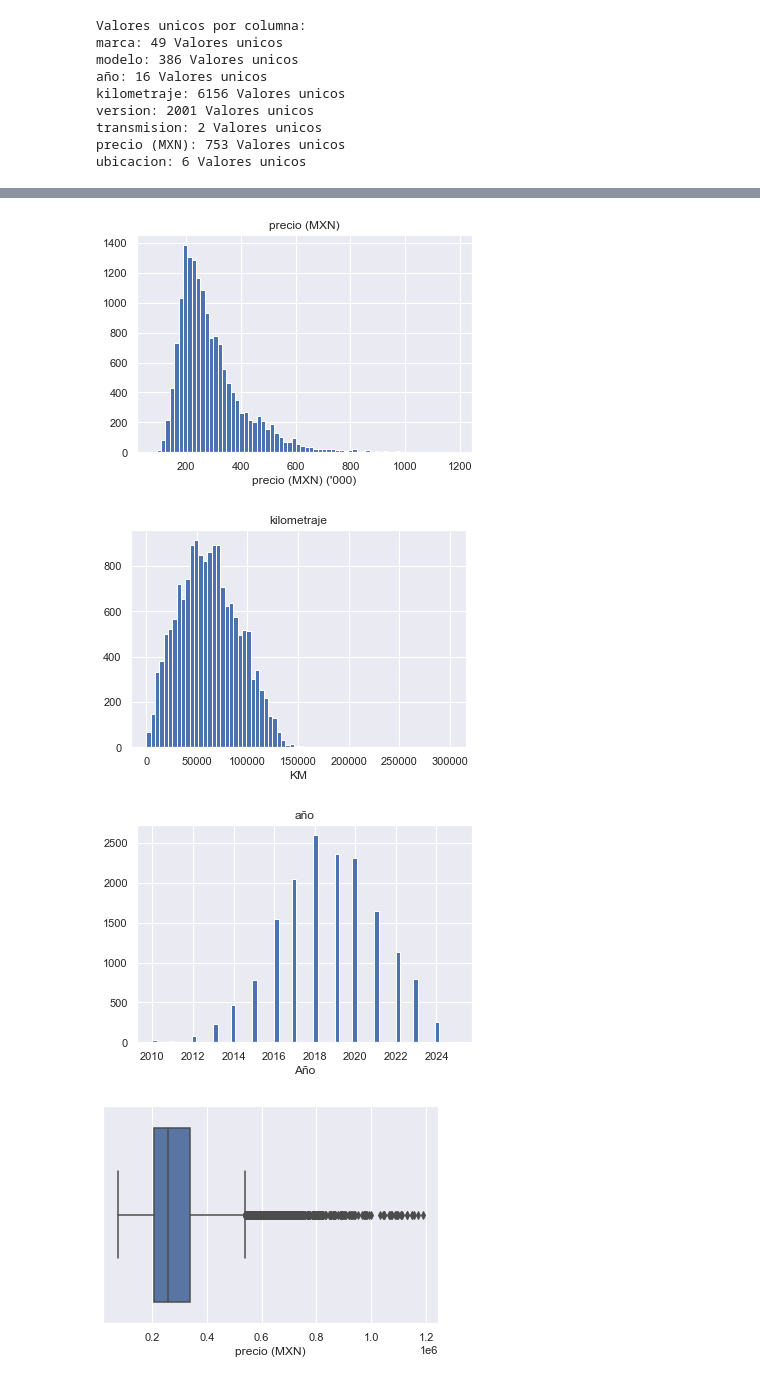
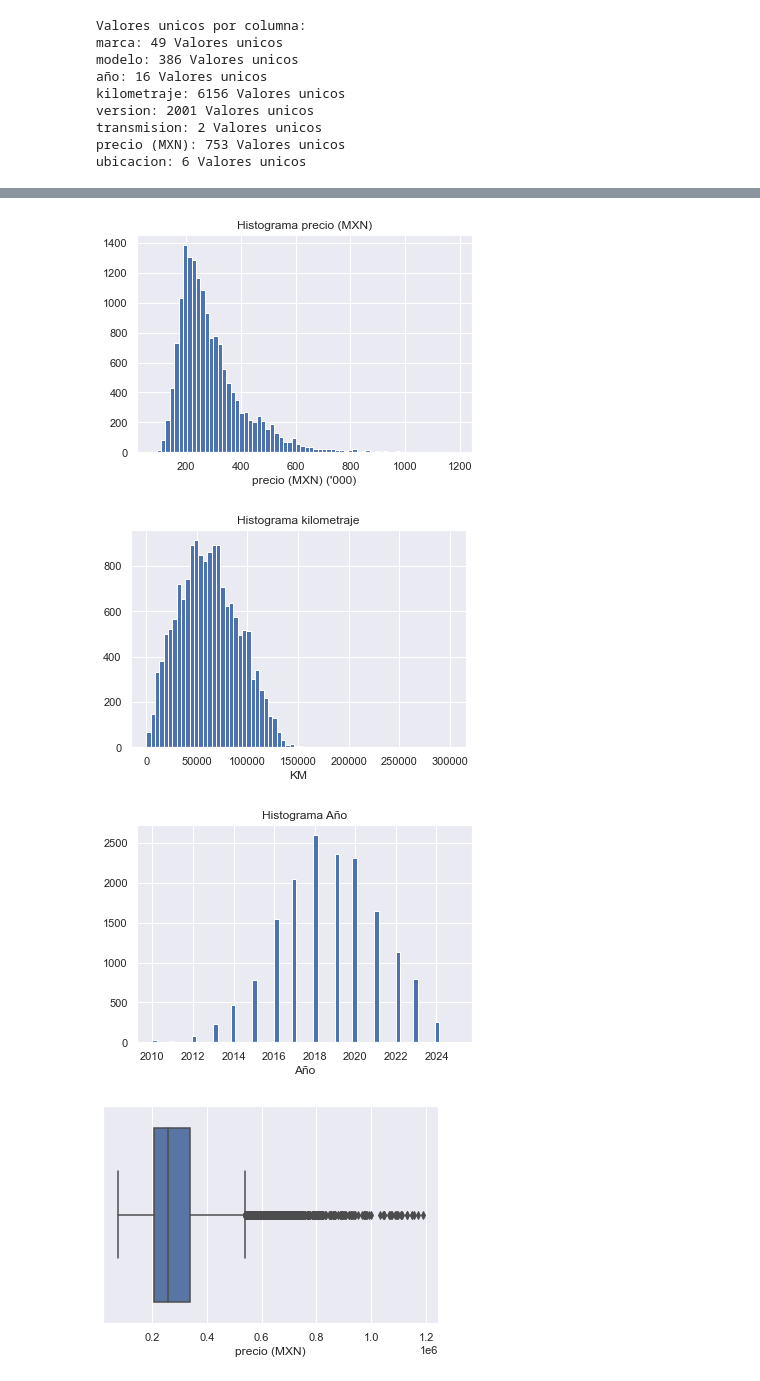
Before and after one commit to danitavilla/TFM-2025, a Jupyter notebook: Analisis exploratorio de los datos.ipynb, the cells around one changed output, grey strips where cells are left out. Saved outputs shown, nothing was run; the diff lists cells and outputs as text; code cells hidden in the pictures.

```diff
--- a/Analisis exploratorio de los datos.ipynb
+++ b/Analisis exploratorio de los datos.ipynb
@@ -169,25 +199,25 @@ Name: count, dtype: int64
 # %%
 # Graficamos la Variable "precio"
-plt.title('precio (MXN)')
+plt.title('Histograma precio (MXN)')
 plt.xlabel("precio (MXN) ('000)")
 plt.hist(df_regresion['precio (MXN)']/1000, bins = 70)
 plt.show()
 
 # Graficamos la Variable "kilometraje"
-plt.title('kilometraje')
+plt.title('Histograma kilometraje')
 plt.xlabel("KM")
 plt.hist(df_regresion['kilometraje'], bins = 70)
 plt.show()
 
 # Graficamos la Variable "año"
-plt.title('año')
+plt.title('Histograma Año')
 plt.xlabel('Año')
 plt.hist(df_regresion['año'], bins = 70)
 plt.show()
 # %% [output]
-[figure, old version]
+[figure, new version]
-[figure, old version]
+[figure, new version]
-[figure, old version]
+[figure, new version]
 # %%
 # Graficamos outliers de variables numericas
 sns.boxplot(x=df_regresion['precio (MXN)'])
```
Also changed, not shown: parts of 3 cells of this notebook.
